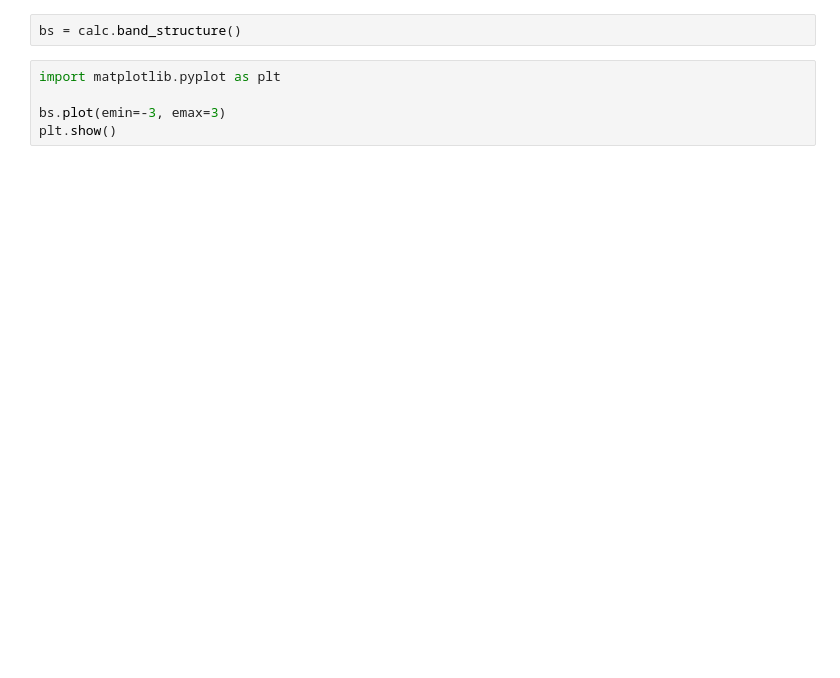
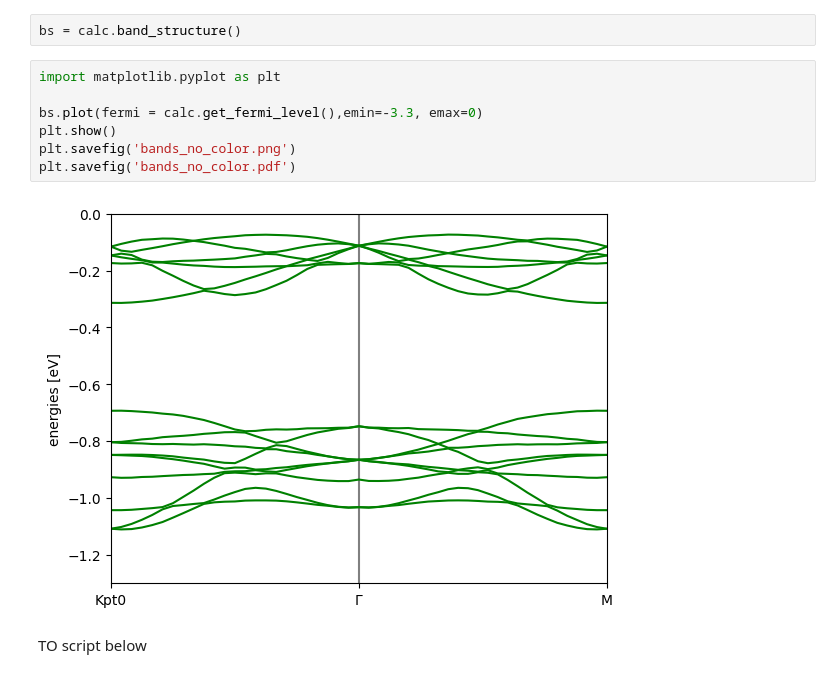
Before and after one commit to RuneEkman/DFT-project-2026, a Jupyter notebook: rune_code.ipynb, the cells around one changed output. Saved outputs shown, nothing was run; the diff lists cells and outputs as text; blank space fills up the shorter version.

```diff
--- a/rune_code.ipynb
+++ b/rune_code.ipynb
@@ -311,5 +333,11 @@ bs = calc.band_structure()
 # %%
 import matplotlib.pyplot as plt
 
-bs.plot(emin=-3, emax=3)
+bs.plot(fermi = calc.get_fermi_level(),emin=-3.3, emax=0)
 plt.show()
+plt.savefig('bands_no_color.png')
+plt.savefig('bands_no_color.pdf')
+# %% [output]
+[figure, added]
+# %% [markdown]
+TO script below
```
Also changed, not shown: parts of 8 cells of this notebook, 3 other files.
